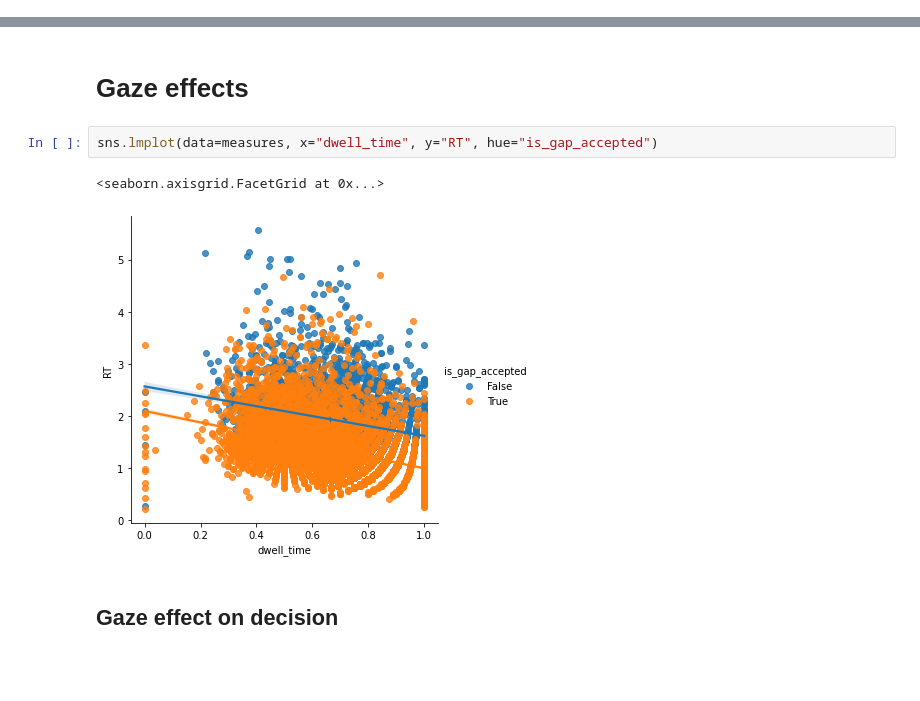
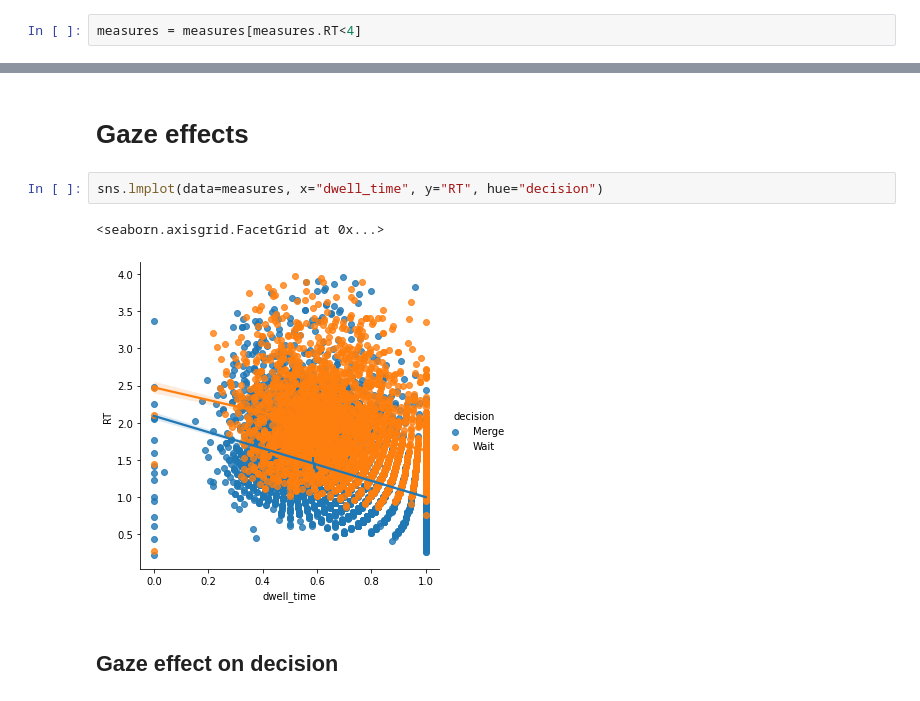
Before and after one commit to cherepaha/merging_eye_tracking, a Jupyter notebook: 01_exploratory_analysis.ipynb, the cells around one changed output, grey strips where cells are left out. Cells and saved outputs as stored; diff of their text form; blank space fills up the shorter version.

```diff
--- a/01_exploratory_analysis.ipynb
+++ b/01_exploratory_analysis.ipynb
@@ -36,3 +40,5 @@ measures.RT.hist()
+# %%
+measures = measures[measures.RT<4]
 # %%
 measures.dwell_time.hist()
 # %% [output]
@@ -96,10 +102,10 @@ Conclusions
 # %% [markdown]
 # Gaze effects
 # %%
-sns.lmplot(data=measures, x="dwell_time", y="RT", hue="is_gap_accepted")
+sns.lmplot(data=measures, x="dwell_time", y="RT", hue="decision")
 # %% [output]
 <seaborn.axisgrid.FacetGrid at 0x...>
-[figure, old version]
+[figure, new version]
 # %% [markdown]
 ## Gaze effect on decision
 # %% [markdown]
```
Also changed, not shown: parts of 11 cells of this notebook, 2 other files.
